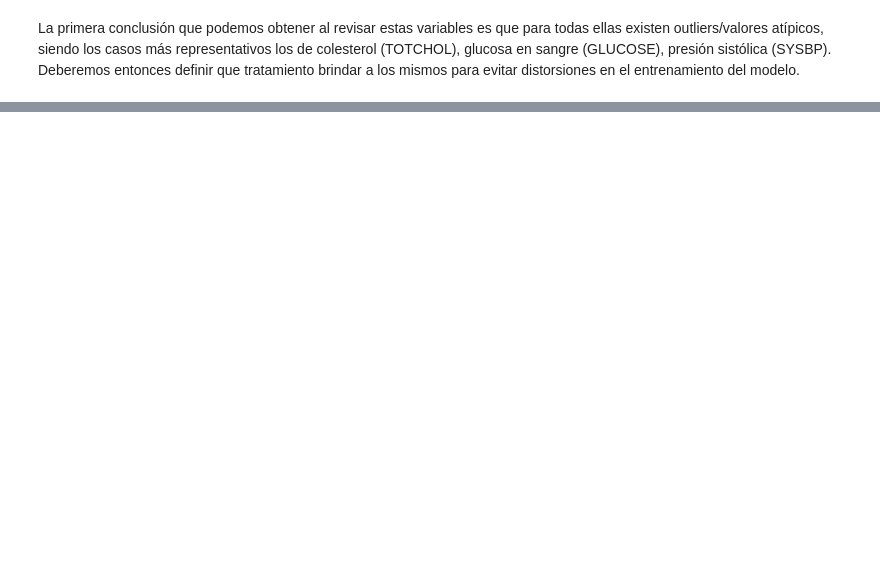
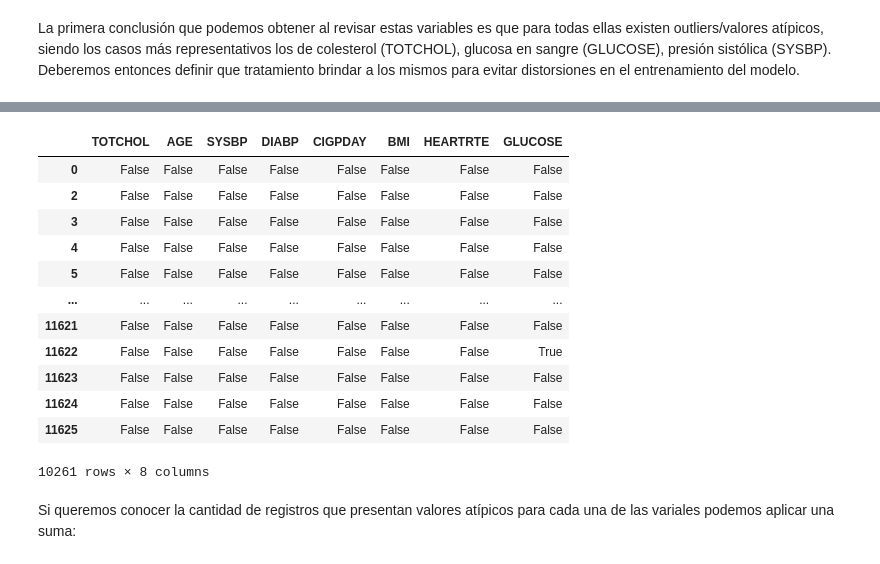
Before and after one commit to estebanbec/machine_learning, a Jupyter notebook: Colab_Proyecto.ipynb, the cells around one changed output, grey strips where cells are left out. Drawn from its saved outputs; the diff is of its cells as text; code cells hidden in the pictures; blank space fills up the shorter version.

```diff
--- a/Colab_Proyecto.ipynb
+++ b/Colab_Proyecto.ipynb
@@ -352,0 +372,18 @@ Deberemos entonces definir que tratamiento brindar a los mismos para evitar dist
+# %%
+identificacion_outliers
+# %% [output]
+|  | TOTCHOL | AGE | SYSBP | DIABP | CIGPDAY | BMI | HEARTRTE | GLUCOSE |
+| 0 | False | False | False | False | False | False | False | False |
+| 2 | False | False | False | False | False | False | False | False |
+| 3 | False | False | False | False | False | False | False | False |
+| 4 | False | False | False | False | False | False | False | False |
+| 5 | False | False | False | False | False | False | False | False |
+| ... | ... | ... | ... | ... | ... | ... | ... | ... |
+| 11621 | False | False | False | False | False | False | False | False |
+| 11622 | False | False | False | False | False | False | False | True |
+| 11623 | False | False | False | False | False | False | False | False |
+| 11624 | False | False | False | False | False | False | False | False |
+| 11625 | False | False | False | False | False | False | False | False |
+10261 rows × 8 columns
+# %% [markdown]
+Si queremos conocer la cantidad de registros que presentan valores atípicos para cada una de las variales podemos aplicar una suma:
```
Also changed, not shown: parts of 10 cells of this notebook.
